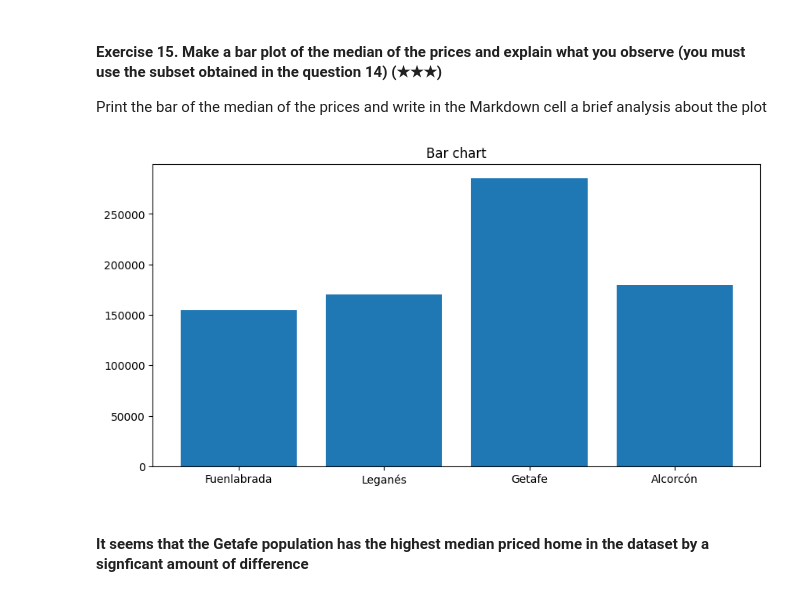
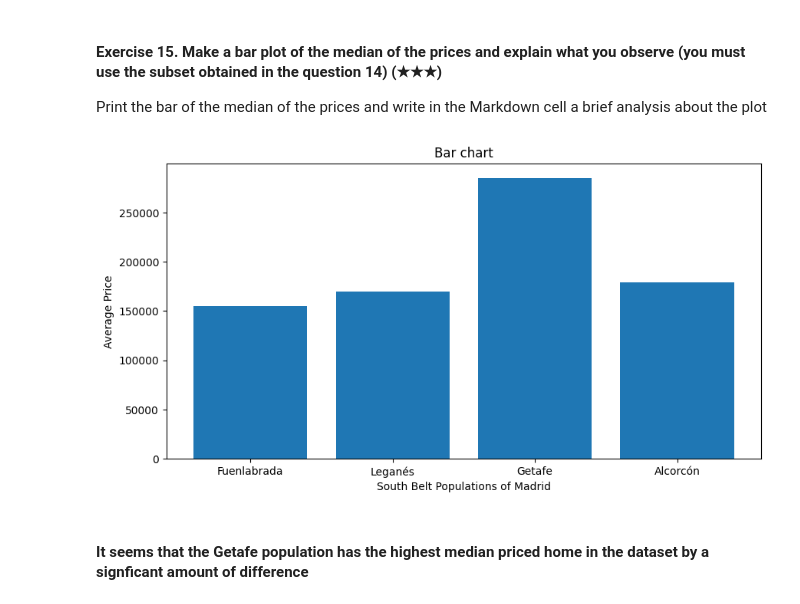
Before and after one commit to casalf724/realestate-datacleanup-exercise, a Jupyter notebook: projectAC.ipynb, the cells around one changed output. Saved outputs shown, nothing was run; the diff lists cells and outputs as text; code cells hidden in the pictures.

```diff
--- a/projectAC.ipynb
+++ b/projectAC.ipynb
@@ -521,28 +521,29 @@ Print the bar of the median of the prices and write in the Markdown cell a brief
 # %%
 # Filter the DataFrame to include only rows with each population in 'level5'
 fue_set = ds[ds['level5'] == 'Fuenlabrada']
 lm_set = ds[ds['level5'] == 'Leganés']
 gm_set = ds[ds['level5'] == 'Getafe']
 am_set = ds[ds['level5'] == 'Alcorcón']
 
 
 # Calculate the mean for each population in 'level5'
 fue_avg = fue_set['price'].median().round(2)
 lm_avg = lm_set['price'].median().round(2)
 gm_avg = gm_set['price'].median().round(2)
 am_avg = am_set['price'].median().round(2)
 
 labels = ["Fuenlabrada","Leganés","Getafe","Alcorcón"]
 values = [fue_avg, lm_avg, gm_avg, am_avg]
 
 plt.figure(figsize = (10, 5))
 
 plt.bar(labels, values)
-
+plt.ylabel("Average Price")
+plt.xlabel("South Belt Populations of Madrid")
 plt.title("Bar chart")
 plt.show()
 # %% [output]
-[figure, old version]
+[figure, new version]
 # %% [markdown]
 #### It seems that the Getafe population has the highest median priced home in the dataset by a signficant amount of difference
 # %% [markdown]
```
Also changed, not shown: parts of 11 cells of this notebook.
